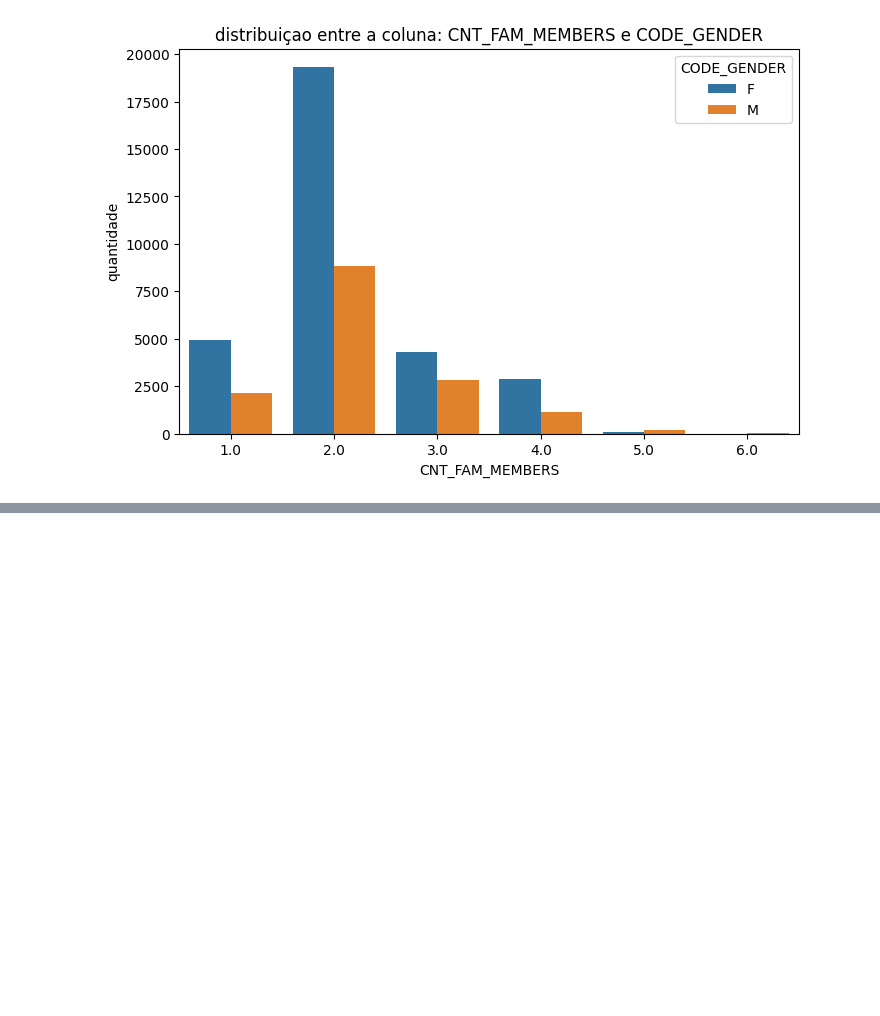
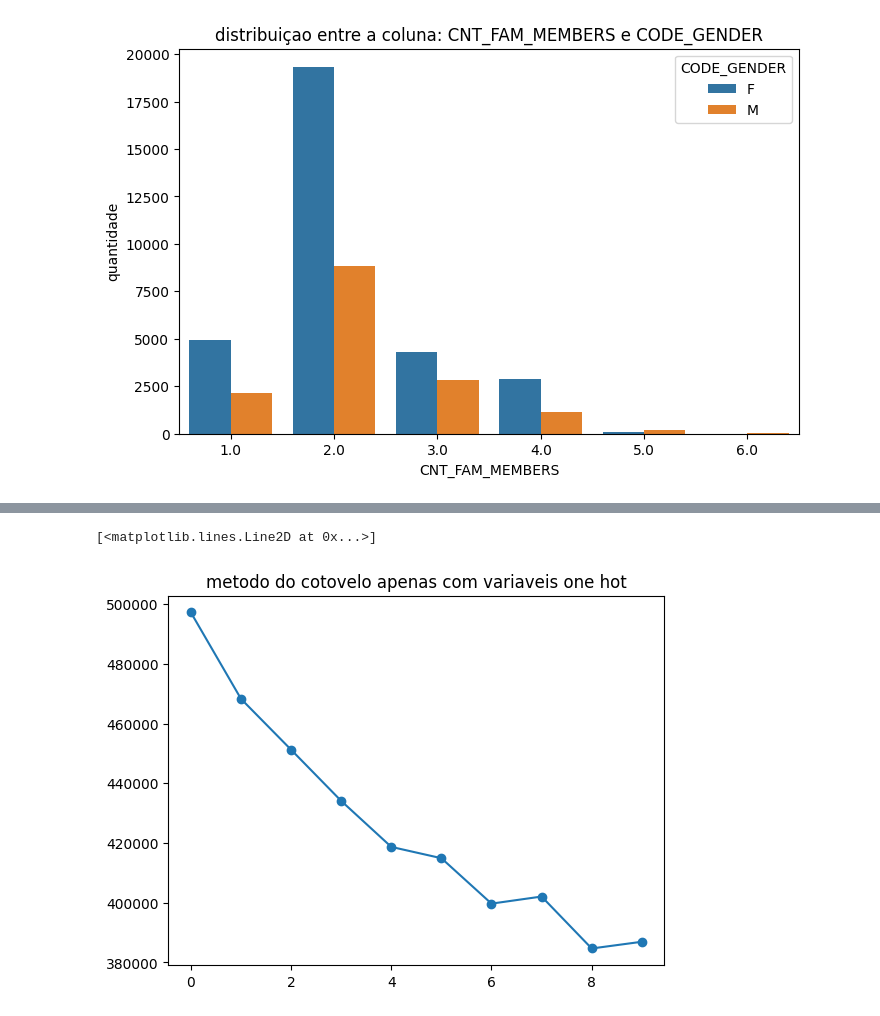
Before and after one commit to WesleySouza13/Projeto-Risco-de-Cr-dito-, a Jupyter notebook: notebooks/notebook.ipynb, the cells around one changed output, grey strips where cells are left out. Saved outputs shown, nothing was run; the diff lists cells and outputs as text; code cells hidden in the pictures; blank space fills up the shorter version.

```diff
--- a/notebooks/notebook.ipynb
+++ b/notebooks/notebook.ipynb
@@ -244,0 +306,11 @@ for i, gender in enumerate(selec_columns):
+# %%
+#fazendo metodo do cotovelo para descobrir o numeros de k para o kmeans (teste para todas as variaveis one hot)
+inertia = []
+for k in range(1,11):
+    kmeans_ = KMeans(n_clusters=k).fit(x_enc)
+    inertia.append(kmeans_.inertia_)
+plt.title('metodo do cotovelo apenas com variaveis one hot')
+plt.plot(inertia, marker='o')
+# %% [output]
+[<matplotlib.lines.Line2D at 0x...>]
+[figure, added]
```
Also changed, not shown: parts of 18 cells of this notebook, 1 other file.
